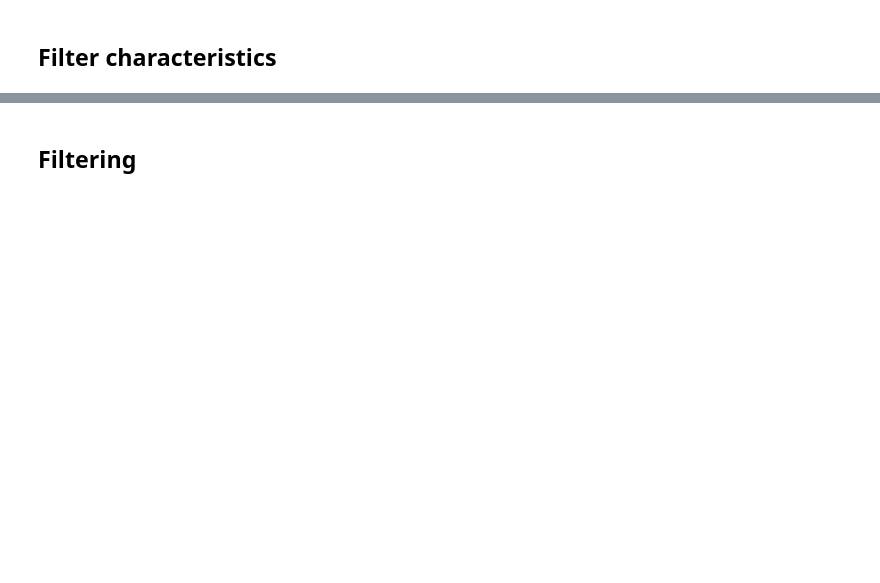
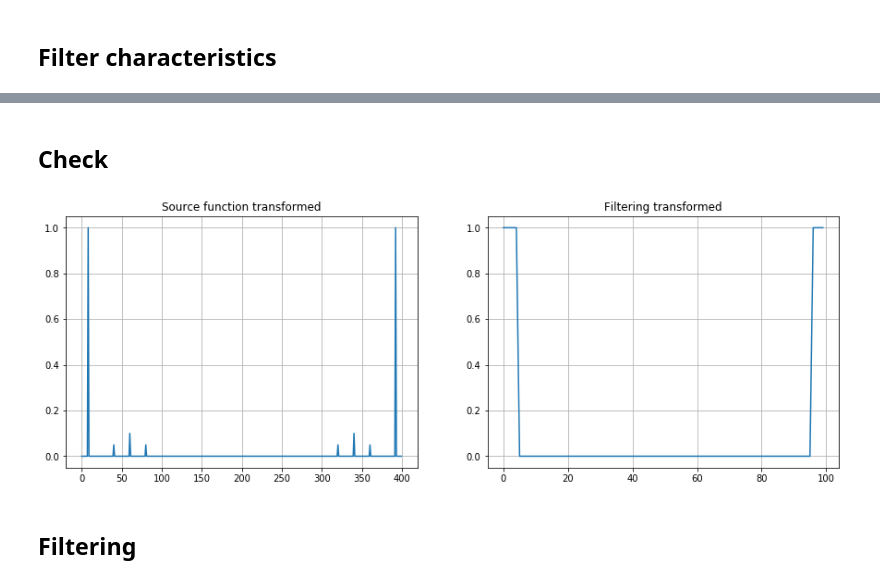
Before and after one commit to ZoXaL/COSI-6sem-labs, a Jupyter notebook: lab4-filter.ipynb, the cells around one changed output, grey strips where cells are left out. Cells and saved outputs as stored; diff of their text form; code cells hidden in the pictures; blank space fills up the shorter version.

```diff
--- a/lab4-filter.ipynb
+++ b/lab4-filter.ipynb
@@ -78,32 +83,36 @@ pl.show()
+# %% [markdown]
+## Check
 # %%
 def discrete_transformation(data):
     n = len(data)
     discrete_result = [0] * n
     for i in range(n):
         for j in range(n):
             discrete_result[i] += complex(
                 sp.cos(2 * sp.pi * i * (j/float(n))),
                 sp.sin(2 * sp.pi * i * (j/float(n)))
             ) * data[j]
     return [abs(x) for x  in discrete_result]
 
 source_fourier_x = sp.arange(0, N, 1)
 source_reverse_y = map(lambda x: x/(N/2), discrete_transformation(noise_y))
 
 impulse_discrete_reversed = discrete_transformation(impulse_y)
 
 pl.figure(figsize = (15 , 5))
 
 pl.subplot(1, 2, 1)
 pl.plot(source_fourier_x, source_reverse_y)
 pl.title("Source function transformed")
 pl.grid()
 
 pl.subplot(1, 2, 2)
 pl.plot(fourier_x, impulse_discrete_reversed)
-pl.title("Filtering result")
+pl.title("Filtering transformed")
 pl.grid()
 pl.show()
+# %% [output]
+[figure, added]
 # %% [markdown]
 ## Filtering
 # %%
```
Also changed, not shown: parts of 6 cells of this notebook, 2 other files.
